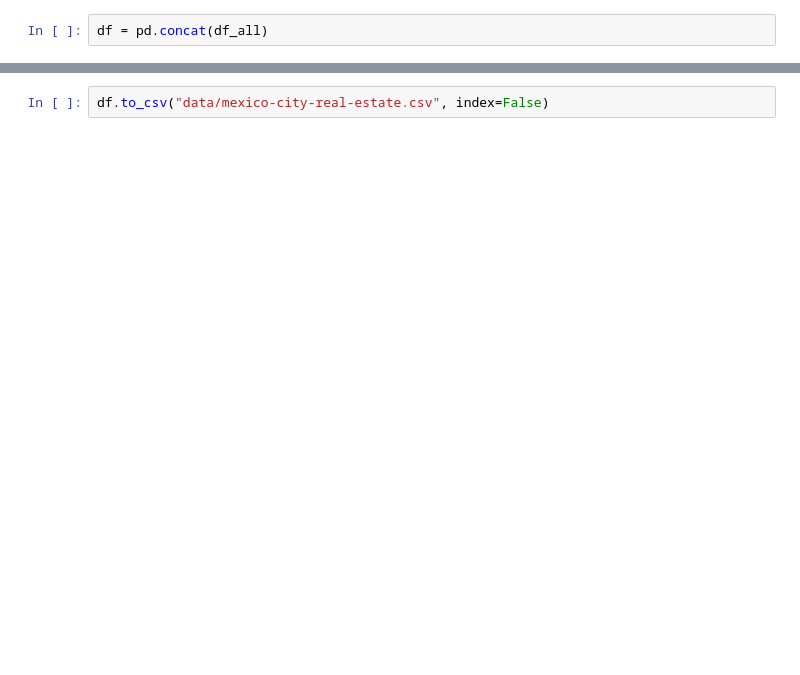
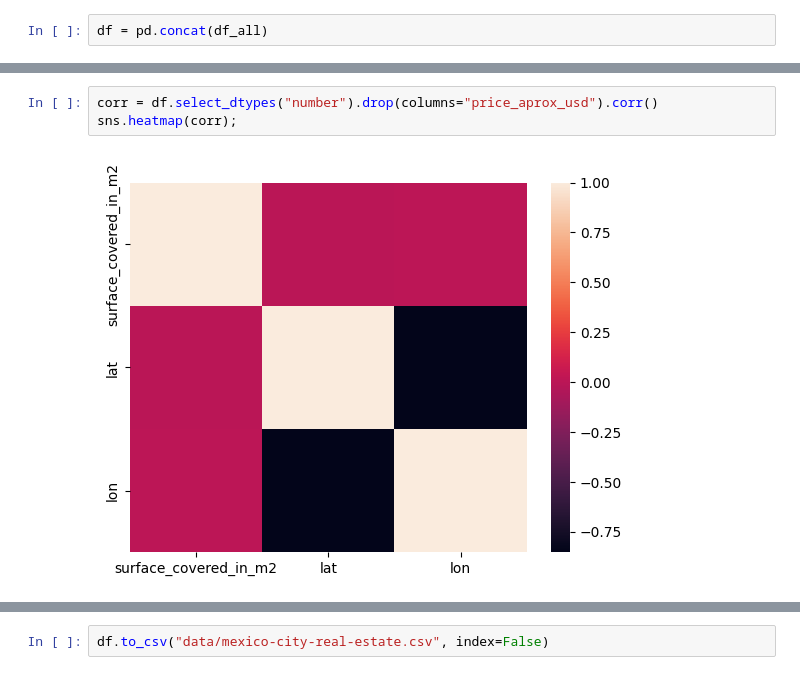
Before and after one commit to zhongyanmin/data-analysis, a Jupyter notebook: Housing in Mexico/data_import_and_clean .ipynb, the cells around one changed output, grey strips where cells are left out. Drawn from its saved outputs; the diff is of its cells as text; blank space fills up the shorter version.

```diff
--- a/Housing in Mexico/data_import_and_clean .ipynb
+++ b/Housing in Mexico/data_import_and_clean .ipynb
@@ -42 +72,6 @@ array(['apartment', 'house', 'store'], dtype=object)
+# %%
+corr = df.select_dtypes("number").drop(columns="price_aprox_usd").corr()
+sns.heatmap(corr);
+# %% [output]
+[figure, added]
 # %%
```
Also changed, not shown: parts of 21 cells of this notebook, 2 other files.
